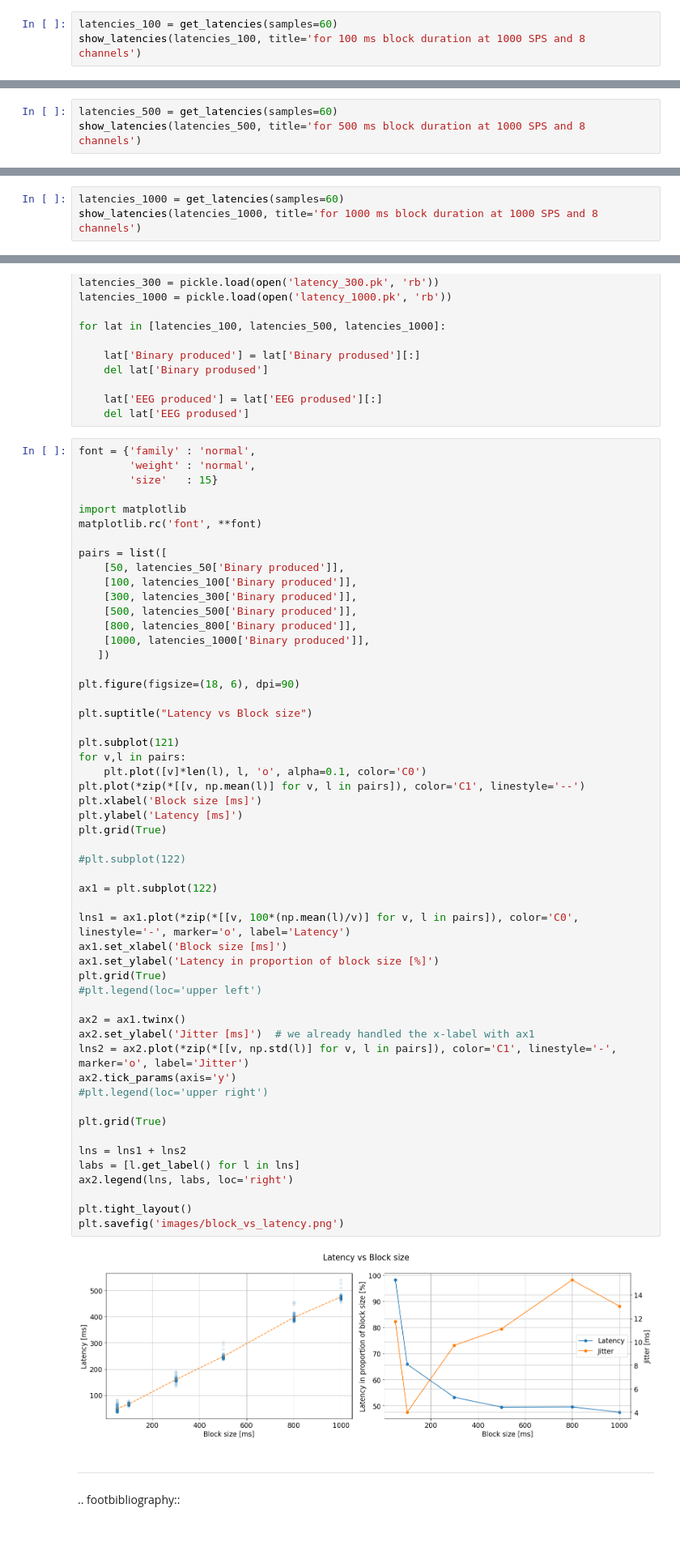
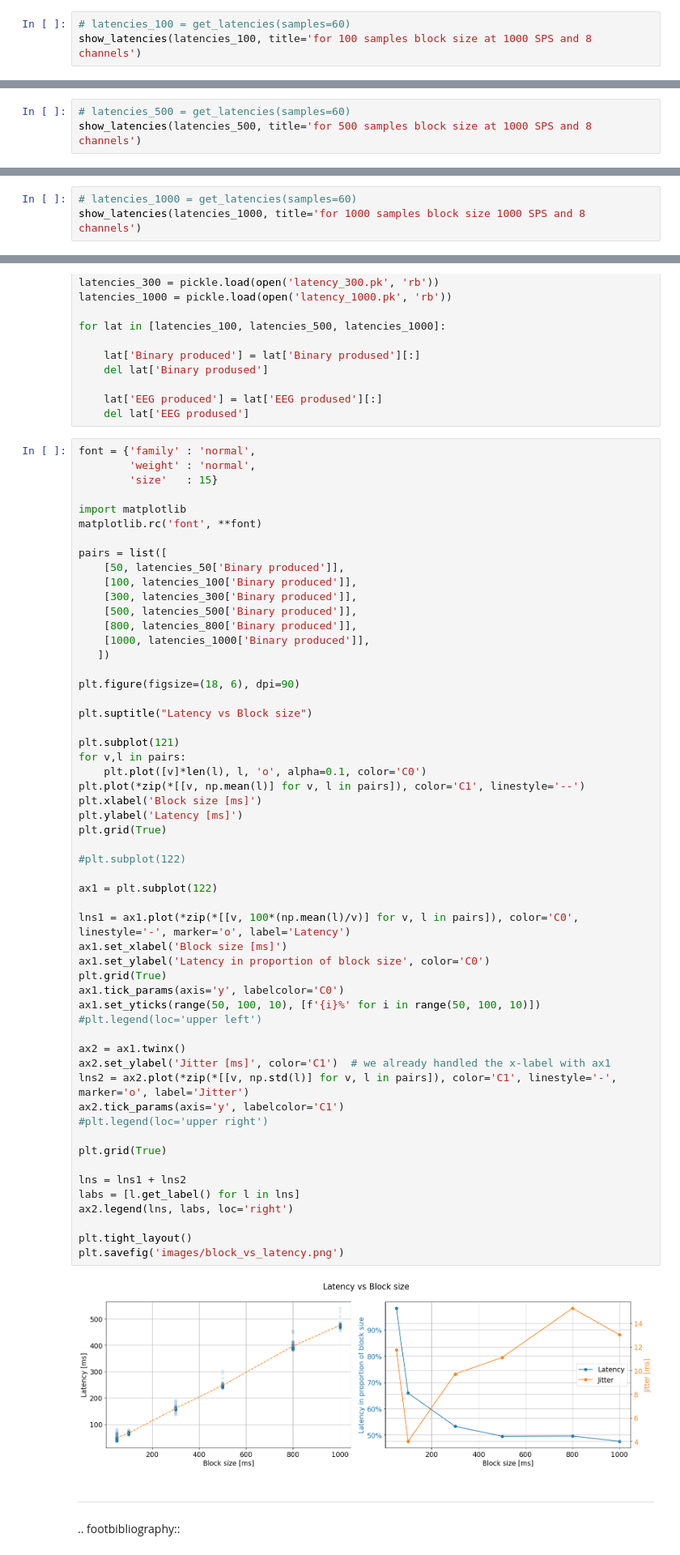
Before and after one commit to UN-GCPDS/openbci-stream, a Jupyter notebook: docs/source/notebooks/A4-system_latencies.ipynb, the cells around one changed output, grey strips where cells are left out. Shown at 81% size. Saved outputs shown, nothing was run; the diff lists cells and outputs as text.

```diff
--- a/docs/source/notebooks/A4-system_latencies.ipynb
+++ b/docs/source/notebooks/A4-system_latencies.ipynb
@@ -102,6 +126,6 @@ def get_latencies(samples=60):
 # %% [markdown]
 For a configuration of 100 ms blocks, 8 channels and 1000 samples per second:
 # %%
-latencies_100 = get_latencies(samples=60)
-show_latencies(latencies_100, title='for 100 ms block duration at 1000 SPS and 8 channels')
+# latencies_100 = get_latencies(samples=60)
+show_latencies(latencies_100, title='for 100 samples block size at 1000 SPS and 8 channels')
 # %% [output]
@@ -109,6 +133,6 @@ show_latencies(latencies_100, title='for 100 ms block duration at 1000 SPS and 8
 # %% [markdown]
 This plot shows the cumulative latency from the first process (acquisition) to deserialization of the EEG.
 # %%
-latencies_500 = get_latencies(samples=60)
-show_latencies(latencies_500, title='for 500 ms block duration at 1000 SPS and 8 channels')
+# latencies_500 = get_latencies(samples=60)
+show_latencies(latencies_500, title='for 500 samples block size at 1000 SPS and 8 channels')
 # %% [output]
@@ -116,4 +140,4 @@ show_latencies(latencies_500, title='for 500 ms block duration at 1000 SPS and 8
 # %%
-latencies_1000 = get_latencies(samples=60)
-show_latencies(latencies_1000, title='for 1000 ms block duration at 1000 SPS and 8 channels')
+# latencies_1000 = get_latencies(samples=60)
+show_latencies(latencies_1000, title='for 1000 samples block size 1000 SPS and 8 channels')
 # %% [output]
@@ -264,37 +288,39 @@ plt.suptitle("Latency vs Block size")
 plt.subplot(121)
 for v,l in pairs:
     plt.plot([v]*len(l), l, 'o', alpha=0.1, color='C0')
 plt.plot(*zip(*[[v, np.mean(l)] for v, l in pairs]), color='C1', linestyle='--')
 plt.xlabel('Block size [ms]')
 plt.ylabel('Latency [ms]')
 plt.grid(True)
 
 #plt.subplot(122)
 
 ax1 = plt.subplot(122)
 
 lns1 = ax1.plot(*zip(*[[v, 100*(np.mean(l)/v)] for v, l in pairs]), color='C0', linestyle='-', marker='o', label='Latency')
 ax1.set_xlabel('Block size [ms]')
-ax1.set_ylabel('Latency in proportion of block size [%]')
+ax1.set_ylabel('Latency in proportion of block size', color='C0')
 plt.grid(True)
+ax1.tick_params(axis='y', labelcolor='C0')
+ax1.set_yticks(range(50, 100, 10), [f'{i}%' for i in range(50, 100, 10)])
 #plt.legend(loc='upper left')
 
 ax2 = ax1.twinx()
-ax2.set_ylabel('Jitter [ms]')  # we already handled the x-label with ax1
+ax2.set_ylabel('Jitter [ms]', color='C1')  # we already handled the x-label with ax1
 lns2 = ax2.plot(*zip(*[[v, np.std(l)] for v, l in pairs]), color='C1', linestyle='-', marker='o', label='Jitter')
-ax2.tick_params(axis='y')
+ax2.tick_params(axis='y', labelcolor='C1')
 #plt.legend(loc='upper right')
 
 plt.grid(True)
 
 lns = lns1 + lns2
 labs = [l.get_label() for l in lns]
 ax2.legend(lns, labs, loc='right')
 
 plt.tight_layout()
 plt.savefig('images/block_vs_latency.png')
 # %% [output]
-[figure, old version]
+[figure, new version]
 # %% [markdown]
 ---
 .. footbibliography::
```
Also changed, not shown: parts of 7 cells of this notebook, 30 other files.
